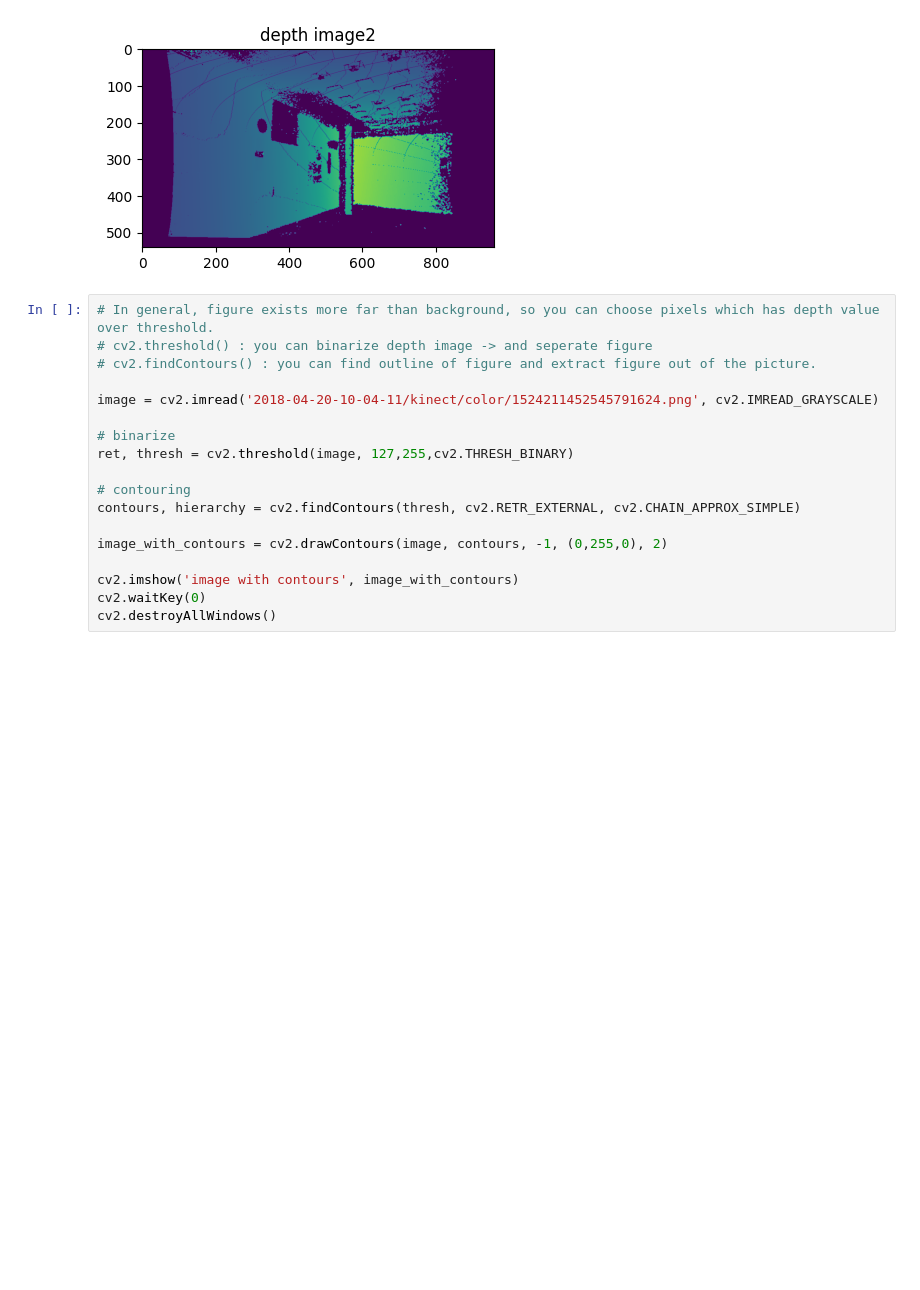
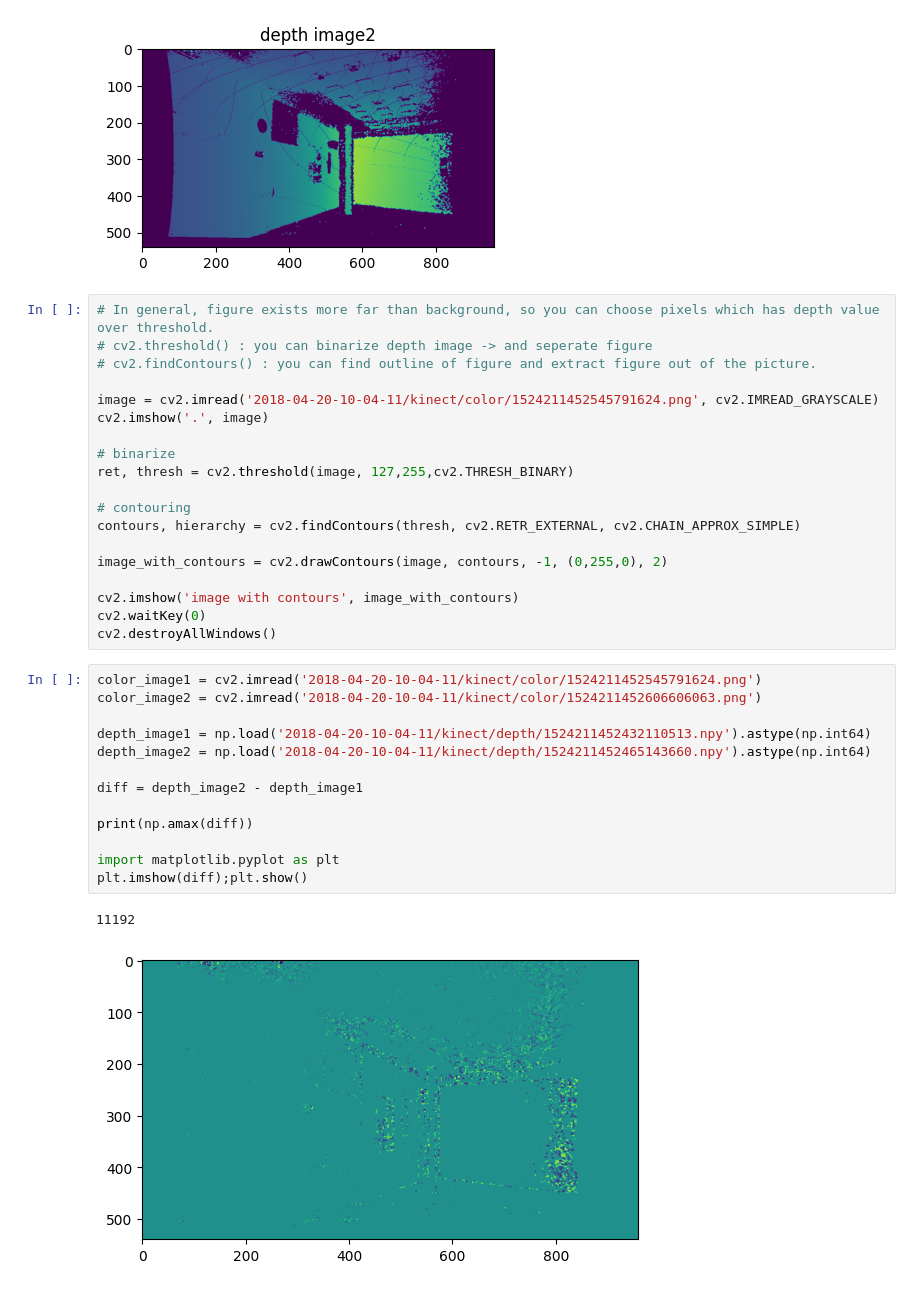
Before and after one commit to doleebest/CVL_practice, a Jupyter notebook: practice1.ipynb, the cells around one changed output. Cells and saved outputs as stored; diff of their text form; blank space fills up the shorter version.

```diff
--- a/practice1.ipynb
+++ b/practice1.ipynb
@@ -127,6 +126,7 @@ plt.show()
 # cv2.findContours() : you can find outline of figure and extract figure out of the picture.
 
 image = cv2.imread('2018-04-20-10-04-11/kinect/color/1524211452545791624.png', cv2.IMREAD_GRAYSCALE)
+cv2.imshow('.', image)
 
 # binarize
 ret, thresh = cv2.threshold(image, 127,255,cv2.THRESH_BINARY)
@@ -139,5 +139,21 @@ image_with_contours = cv2.drawContours(image, contours, -1, (0,255,0), 2)
 cv2.imshow('image with contours', image_with_contours)
 cv2.waitKey(0)
 cv2.destroyAllWindows()
+# %%
+color_image1 = cv2.imread('2018-04-20-10-04-11/kinect/color/1524211452545791624.png')
+color_image2 = cv2.imread('2018-04-20-10-04-11/kinect/color/1524211452606606063.png')
+
+depth_image1 = np.load('2018-04-20-10-04-11/kinect/depth/1524211452432110513.npy').astype(np.int64)
+depth_image2 = np.load('2018-04-20-10-04-11/kinect/depth/1524211452465143660.npy').astype(np.int64)
+
+diff = depth_image2 - depth_image1
+
+print(np.amax(diff))
+
+import matplotlib.pyplot as plt
+plt.imshow(diff);plt.show()
+# %% [output]
+11192
+[figure, added]
 # %%
 # how to get ouline of person?
```
Also changed, not shown: parts of 4 cells of this notebook.
